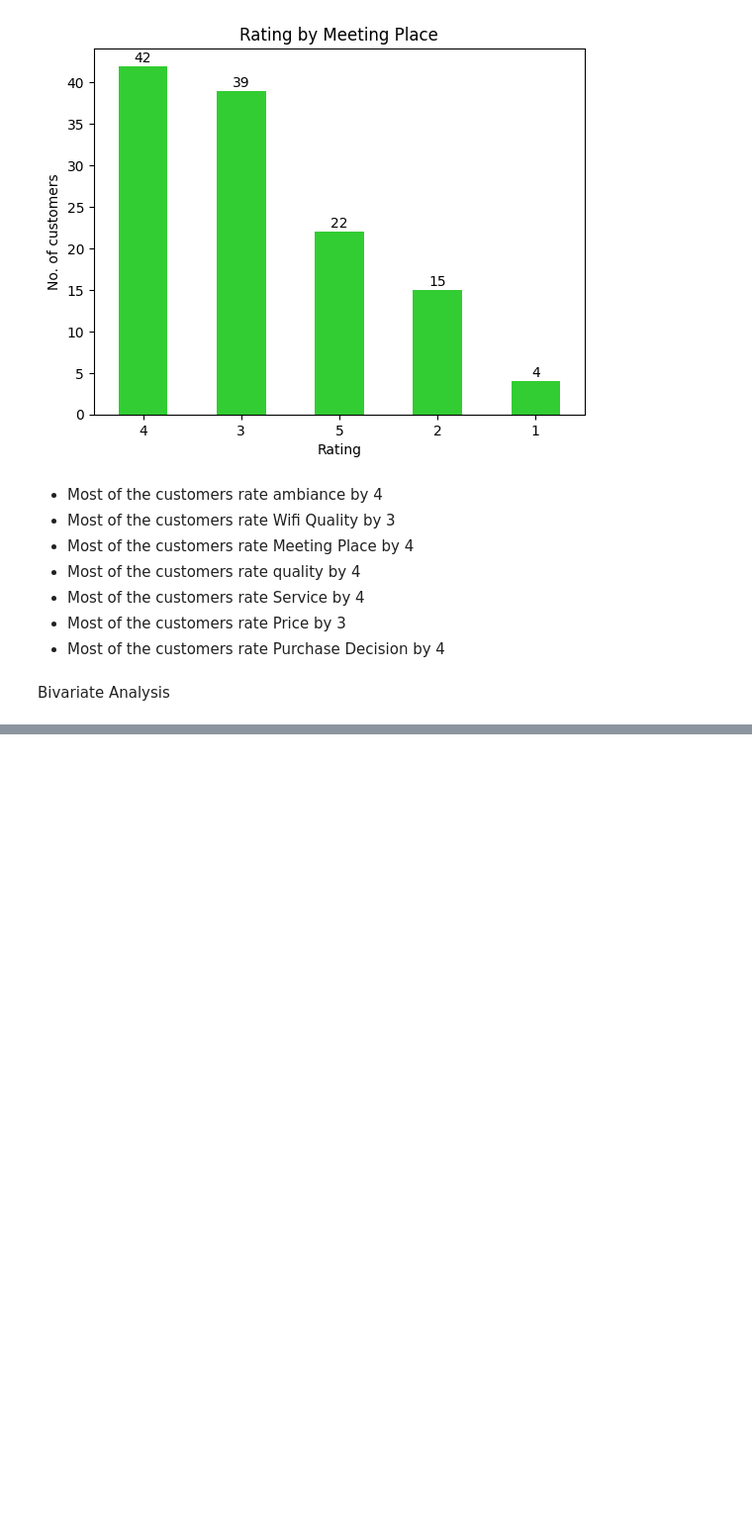
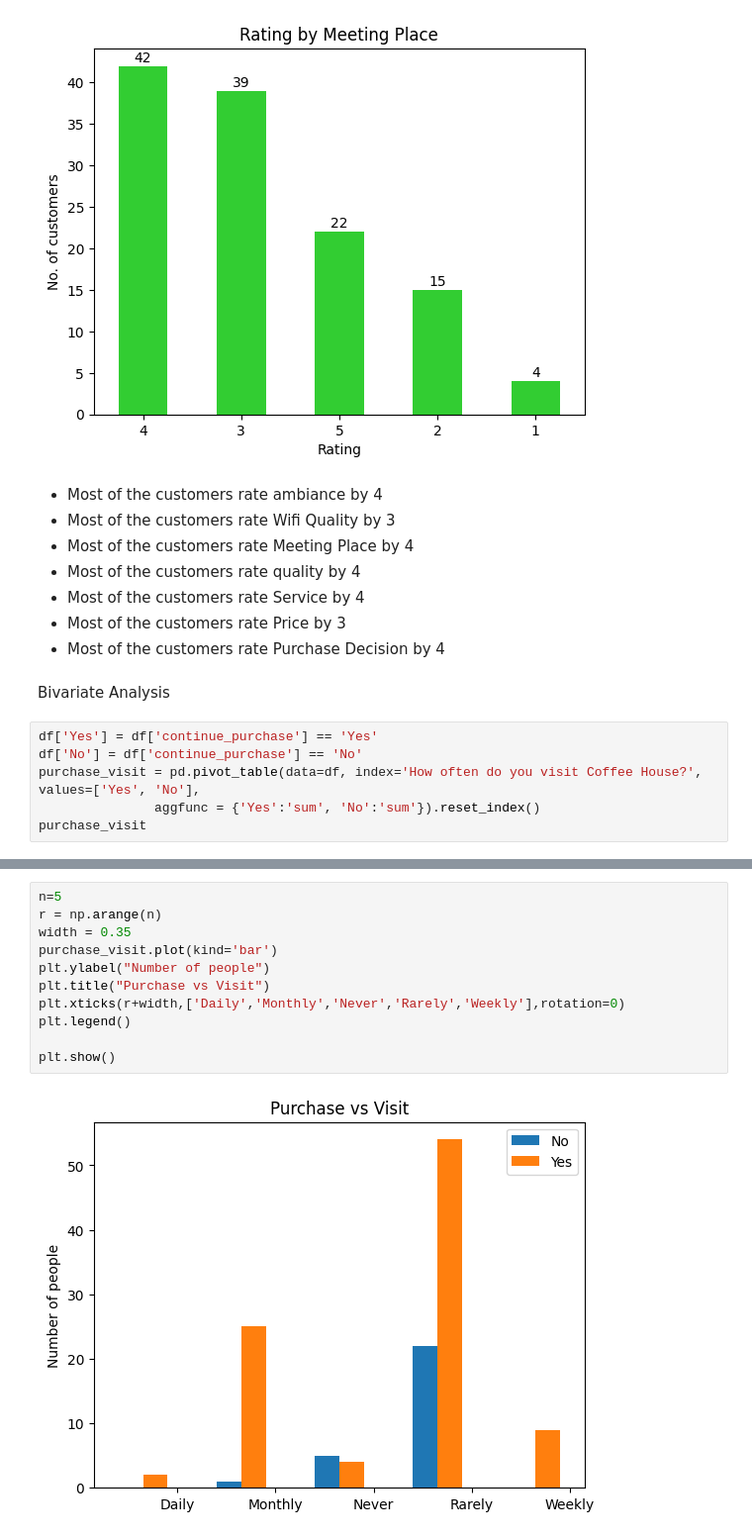
Before and after one commit to Bgisemba/Coffe-customer-satisfaction, a Jupyter notebook: Coffee_Survey.ipynb, the cells around one changed output, grey strips where cells are left out. Shown at 99% size. Cells and saved outputs as stored; diff of their text form; blank space fills up the shorter version.

```diff
--- a/Coffee_Survey.ipynb
+++ b/Coffee_Survey.ipynb
@@ -507,3 +507,9 @@ plt.show()
 *   Most of the customers rate Purchase Decision by 4
 # %% [markdown]
 Bivariate Analysis
+# %%
+df['Yes'] = df['continue_purchase'] == 'Yes'
+df['No'] = df['continue_purchase'] == 'No'
+purchase_visit = pd.pivot_table(data=df, index='How often do you visit Coffee House?', values=['Yes', 'No'],
+               aggfunc = {'Yes':'sum', 'No':'sum'}).reset_index()
+purchase_visit
@@ -509,0 +523,13 @@ Bivariate Analysis
+# %%
+n=5
+r = np.arange(n)
+width = 0.35
+purchase_visit.plot(kind='bar')
+plt.ylabel("Number of people")
+plt.title("Purchase vs Visit")
+plt.xticks(r+width,['Daily','Monthly','Never','Rarely','Weekly'],rotation=0)
+plt.legend()
+
+plt.show()
+# %% [output]
+[figure, added]
```
Also changed, not shown: parts of 7 cells of this notebook.
